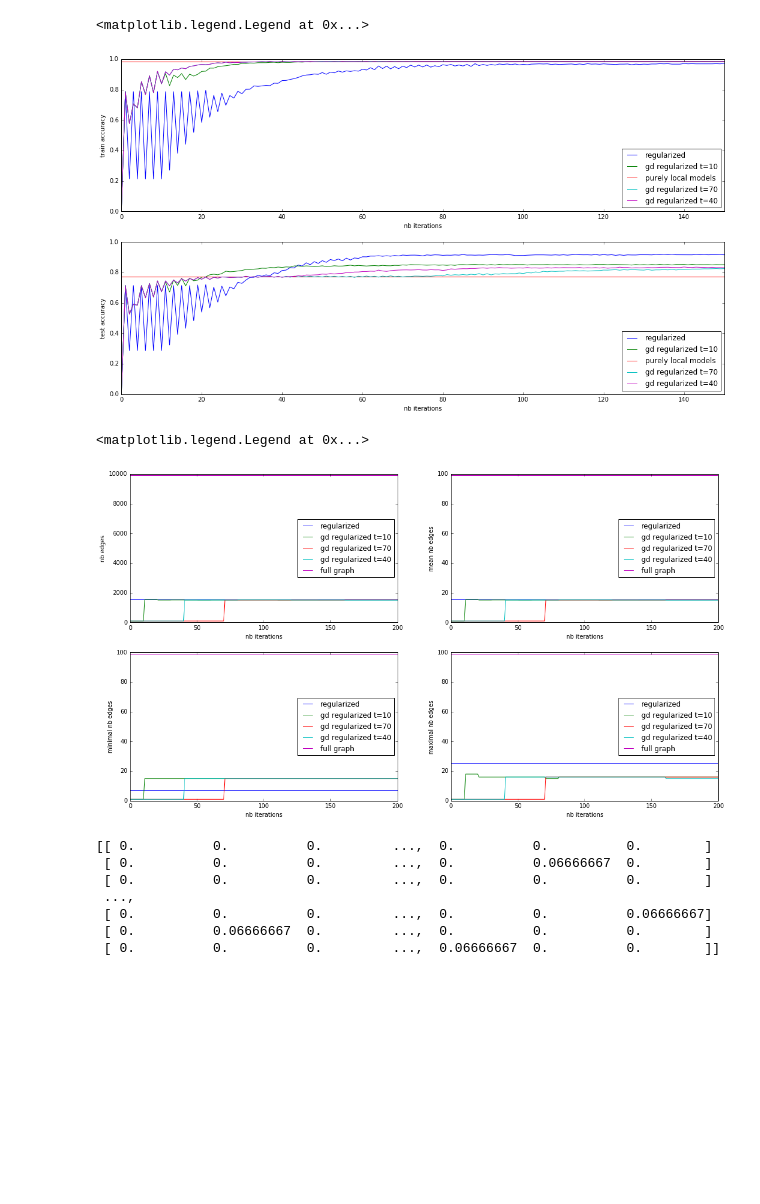
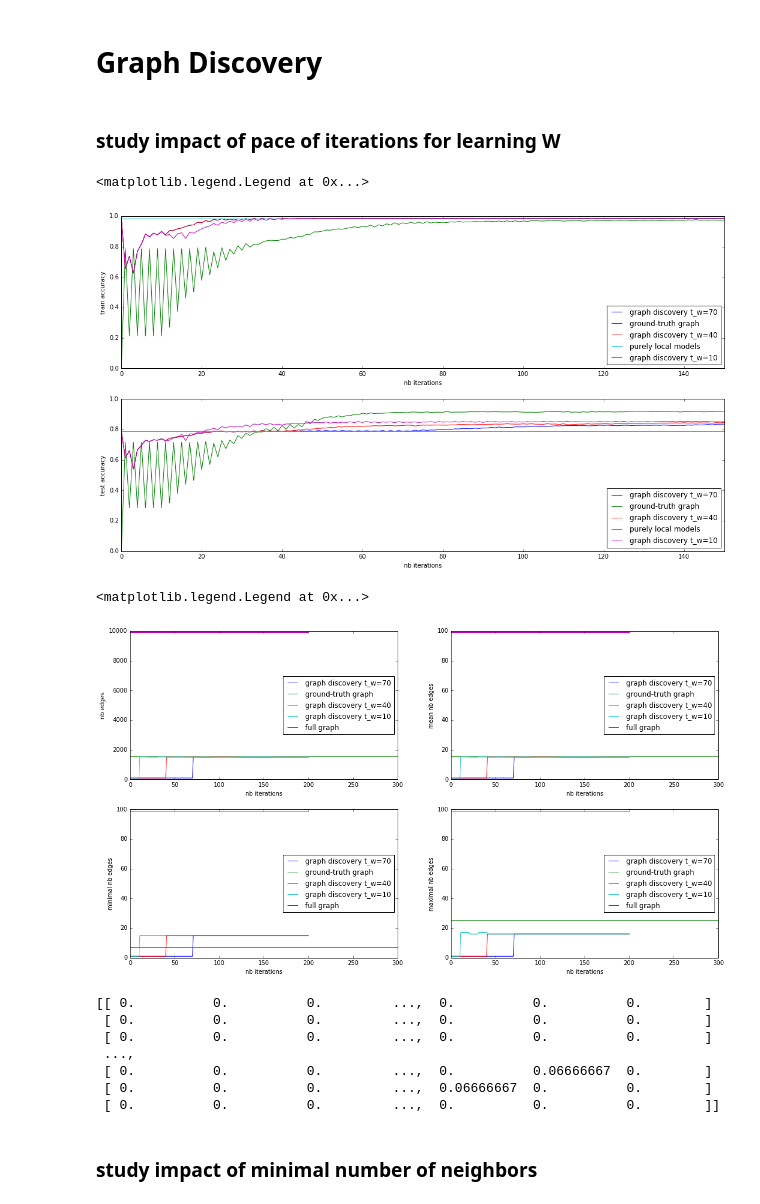
Before and after one commit to vzantedeschi/Dada, a Jupyter notebook: notebooks/Moons-100users.ipynb, the cells around one changed output. Saved outputs shown, nothing was run; the diff lists cells and outputs as text; code cells hidden in the pictures; blank space fills up the shorter version.

```diff
--- a/notebooks/Moons-100users.ipynb
+++ b/notebooks/Moons-100users.ipynb
@@ -151,17 +149,24 @@ plt.legend()
+# %% [markdown]
+# Graph Discovery
+# %% [markdown]
+### study impact of pace of iterations for learning W
 # %%
 # graph discovery
+max_k = 15
 results_gd = {}
 
-results_gd["regularized"] = results["regularized"]
+results_gd["ground-truth graph"] = results["regularized"]
 results_gd["purely local models"] = results["purely local models"]
 
-k = 15
+# initialize with local models
+local_alphas = get_alphas(local_nodes)
+for p in [10, 40, 70]:
 
-for p in [10, 40, 70]:
     gd_nodes = deepcopy(nodes)
-    results_gd["gd regularized t_w={}".format(p)] = gd_reg_local_FW(gd_nodes, base_clfs, gd_method={"name":"laplacian", "pace_gd": p, "args":(k)}, beta=BETA, mu=0.1, reset_step=False, nb_iter=NB_ITER, callbacks=callbacks)
+    results_gd["graph discovery t_w={}".format(p)] = gd_reg_local_FW(gd_nodes, base_clfs, local_alphas, gd_method={"name":"laplacian", "pace_gd": p, "args":(max_k)}, beta=BETA, mu=0.1, reset_step=False, nb_iter=NB_ITER, callbacks=callbacks)
 # %%
 max_iter = 150
+
 plt.figure(1, figsize=(18, 10))
 
 plt.subplot(211)
@@ -191,7 +196,7 @@ for k, r_list in results_gd.items():
 plt.legend(loc='lower right')
 # %% [output]
 <matplotlib.legend.Legend at 0x...>
-[figure, old version]
+[figure, new version]
 # %%
 max_nb_edges = N*(N-1)
 
@@ -203,8 +208,10 @@ plt.xlabel('nb iterations')
 plt.ylabel('nb edges')
 
 for k, r_list in results_gd.items():
-    if "regularized" in k:
+    try:
         plt.plot(range(len(r_list)), [sum(r['edges']) for r in r_list], label='{}'.format(k))
+    except:
+        pass
 
 plt.plot(range(len(r_list)), [max_nb_edges]*len(r_list), label='full graph')
 
@@ -216,49 +223,57 @@ plt.xlabel('nb iterations')
 plt.ylabel('mean nb edges')
 
 for k, r_list in results_gd.items():
-     if "regularized" in k:
+    try:
         plt.plot(range(len(r_list)), [mean(r['edges']) for r in r_list], label='{}'.format(k))
+    except:
+        pass
 
 plt.plot(range(len(r_list)), [N-1]*len(r_list), label='full graph')
 
 plt.legend(loc='center right')
 
 plt.subplot(223)
 
 plt.xlabel('nb iterations')
 plt.ylabel('minimal nb edges')
 
 for k, r_list in results_gd.items():
-     if "regularized" in k:
+    try:
         plt.plot(range(len(r_list)), [min(r['edges']) for r in r_list], label='{}'.format(k))
+    except:
+        pass
 
 plt.plot(range(len(r_list)), [N-1]*len(r_list), label='full graph')
 
 
 plt.legend(loc='center right')
 
 plt.subplot(224)
 
 plt.xlabel('nb iterations')
 plt.ylabel('maximal nb edges')
 
 for k, r_list in results_gd.items():
-    if "regularized" in k:
+    try:
         plt.plot(range(len(r_list)), [max(r['edges']) for r in r_list], label='{}'.format(k))
+    except:
+        pass
 
 plt.plot(range(len(r_list)), [N-1]*len(r_list), label='full graph')
 
 plt.legend(loc='center right')
 # %% [output]
 <matplotlib.legend.Legend at 0x...>
-[figure, old version]
+[figure, new version]
 # %%
-print(results_gd["gd regularized t_w=10"][NB_ITER]["adj-matrix"])
+print(results_gd["graph discovery t_w=40"][40]["adj-matrix"])
 # %% [output]
 [[ 0.          0.          0.         ...,  0.          0.          0.        ]
- [ 0.          0.          0.         ...,  0.          0.06666667  0.        ]
+ [ 0.          0.          0.         ...,  0.          0.          0.        ]
  [ 0.          0.          0.         ...,  0.          0.          0.        ]
  ...,
- [ 0.          0.          0.         ...,  0.          0.          0.06666667]
- [ 0.          0.06666667  0.         ...,  0.          0.          0.        ]
- [ 0.          0.          0.         ...,  0.06666667  0.          0.        ]]
+ [ 0.          0.          0.         ...,  0.          0.06666667  0.        ]
+ [ 0.          0.          0.         ...,  0.06666667  0.          0.        ]
+ [ 0.          0.          0.         ...,  0.          0.          0.        ]]
+# %% [markdown]
+### study impact of minimal number of neighbors
```
Also changed, not shown: parts of 10 cells of this notebook, 1 other file.
